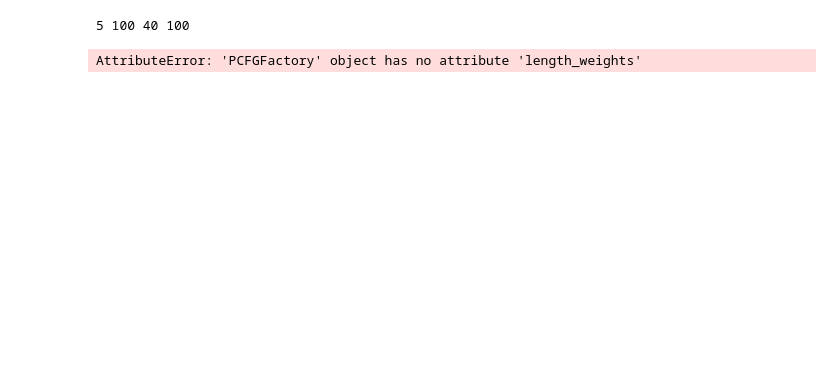
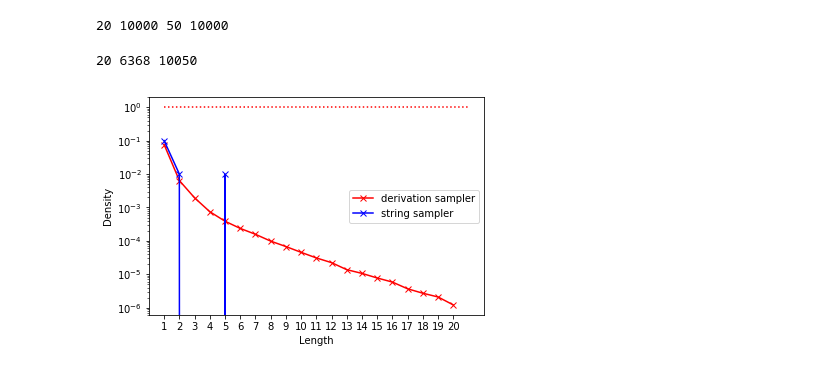
Before and after one commit to alexc17/syntheticpcfg, a Jupyter notebook: notebooks/example.ipynb, the cells around one changed output. Cells and saved outputs as stored; diff of their text form; code cells hidden in the pictures; blank space fills up the shorter version.

Commit message:
Added stuff to the example notebook  for drawing some useful graphs.

```diff
--- a/notebooks/example.ipynb
+++ b/notebooks/example.ipynb
@@ -31,7 +18,42 @@ import pcfgfactory
 pcfgfactory1 = pcfgfactory.PCFGFactory()
 pcfgfactory1.lexical_distribution = pcfgfactory.LexicalPitmanYor()
 
-upcfg = pcfgfactory1.sample()
+pcfgfactory1.length_distribution.cds()
-# %% [output]
-5 100 40 100
-AttributeError: 'PCFGFactory' object has no attribute 'length_weights'
+# %%
+pcfgfactory1.cfgfactory.number_terminals = 10000
+pcfgfactory1.cfgfactory.number_nonterminals = 20
+pcfgfactory1.cfgfactory.binary_rules = 50
+pcfgfactory1.cfgfactory.lexical_rules = 10000
+
+
+upcfg = pcfgfactory1.sample()
+# %% [output]
+20 10000 50 10000
+# %%
+print(len(upcfg.nonterminals),len(upcfg.terminals),len(upcfg.productions))
+# %% [output]
+20 6368 10050
+# %%
+import uniformsampler
+max_length = 20
+n_samples = 100
+us = uniformsampler.UniformSampler(upcfg,max_length)
+x = []
+yc = []
+y = []
+for l in range(1,max_length+1):
+    x.append(l)
+    y.append(us.string_density(l,n_samples))
+    yc.append(us.string_density_crude(l,n_samples))
+# %%
+plt.plot(x,y,'rx-',label="derivation sampler")
+plt.plot(x,yc,'bx-',label="string sampler")
+plt.plot([1,max_length+1],[1.0,1.0],'r:')
+plt.xlabel("Length")
+plt.ylabel('Density')
+plt.yscale('log')
+plt.xticks(range(1,max_length+1))
+plt.legend()
+plt.show()
+# %% [output]
+[figure, added]
```
Also changed, not shown: parts of 13 cells of this notebook, 1 other file.
